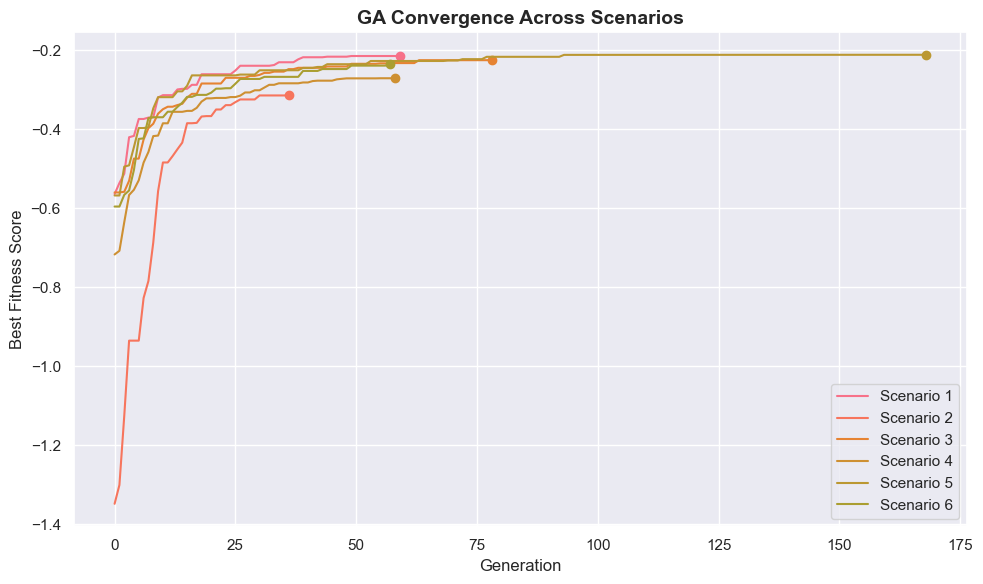
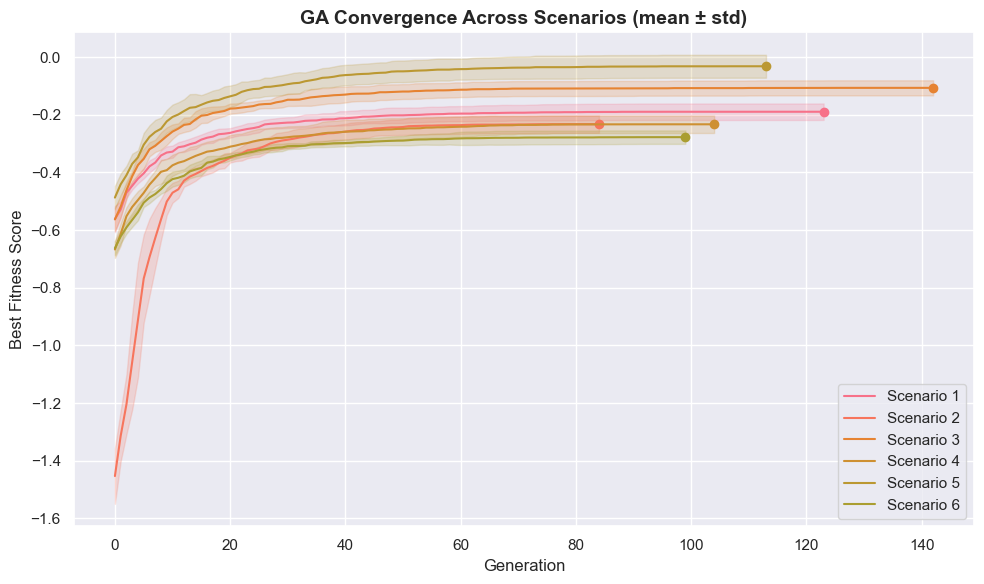
The notebook cell's code change between the first figure and the second:
--- before
+++ after
@@ -2,22 +2,33 @@
 
 for scenario in range(1, 7):
-    convergence_values = ga_convergence_values[("GAMealPlanner", scenario)]
+    convergence_data = ga_convergence_values[("GAMealPlanner", scenario)]
+    mean_values = convergence_data["mean"]
+    std_values = convergence_data["std"]
 
-    # find the last index where the value changes
-    converge_idx = len(convergence_values) - 1
-    for i in range(len(convergence_values) - 2, -1, -1):
-        if convergence_values[i] != convergence_values[i + 1]:
-            converge_idx = i + 1
+    # find the last index where the mean value changes
+    converge_index = len(mean_values) - 1
+    for i in range(len(mean_values) - 2, -1, -1):
+        if mean_values[i] != mean_values[i + 1]:
+            converge_index = i + 1
             break
 
-    trimmed = convergence_values[: converge_idx + 1]
+    trimmed_mean = mean_values[: converge_index + 1]
+    trimmed_std = std_values[: converge_index + 1]
+    x = list(range(len(trimmed_mean)))
 
     colour = colours[scenario - 1]
-    plt.plot(trimmed, label=f"Scenario {scenario}", color=colour)
-    plt.plot(converge_idx, trimmed[-1], marker="o", color=colour, markersize=6)
+    plt.plot(x, trimmed_mean, label=f"Scenario {scenario}", color=colour)
+    plt.fill_between(
+        x,
+        [m - s for m, s in zip(trimmed_mean, trimmed_std)],
+        [m + s for m, s in zip(trimmed_mean, trimmed_std)],
+        alpha=0.2,
+        color=colour,
+    )
+    plt.plot(converge_index, trimmed_mean[-1], marker="o", color=colour, markersize=6)
 
 plt.xlabel("Generation")
 plt.ylabel("Best Fitness Score")
-plt.title("GA Convergence Across Scenarios", fontweight="bold", fontsize=14)
+plt.title("GA Convergence Across Scenarios (mean ± std)", fontweight="bold", fontsize=14)
 
 plt.legend()

Commit: new evalation: run the GA 10 times per scenario